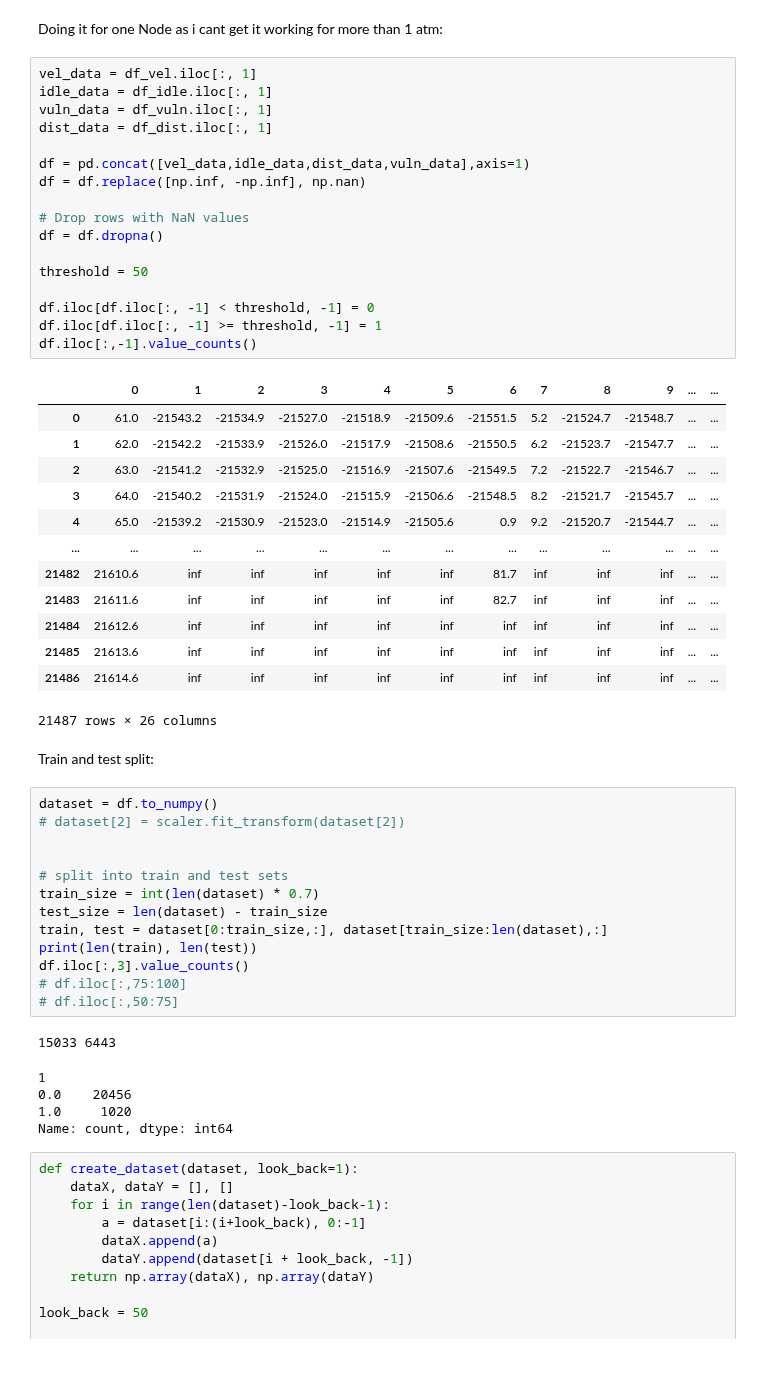
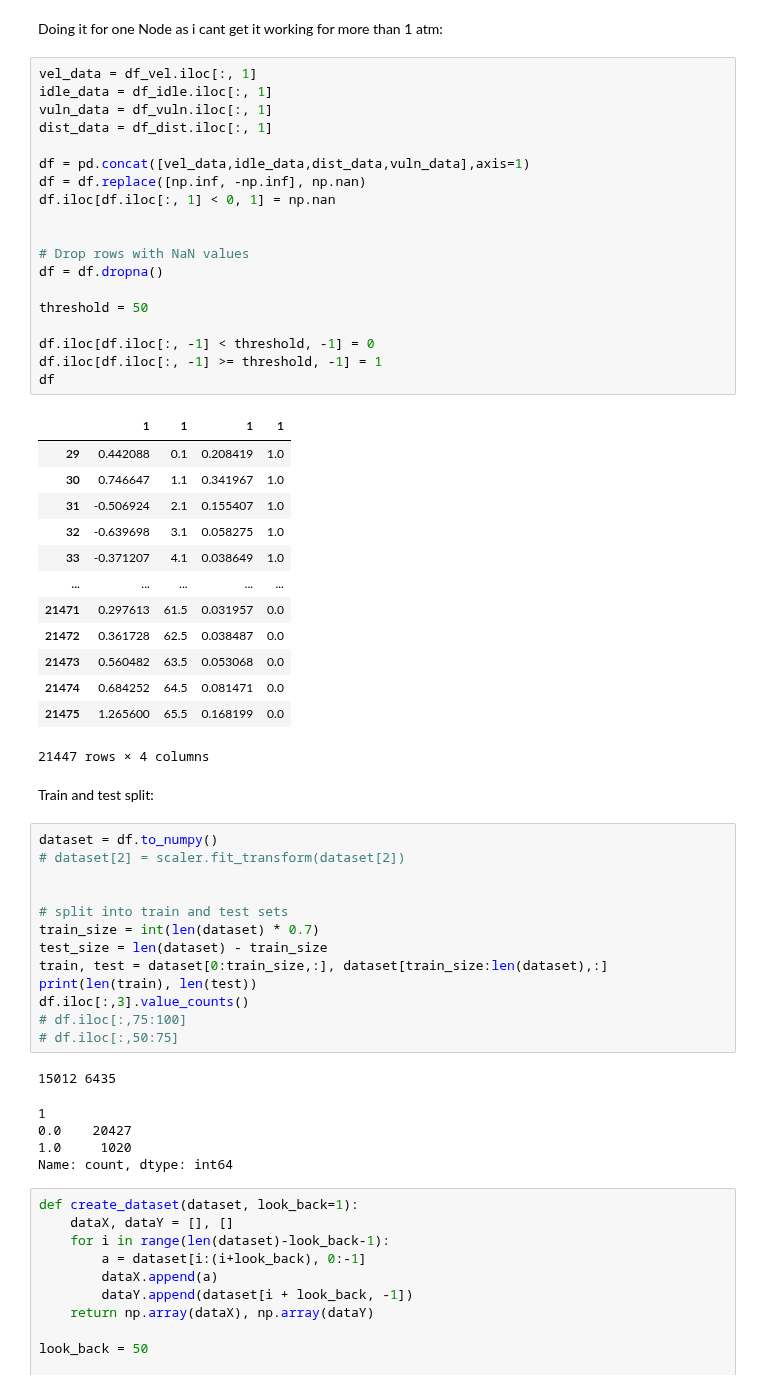
Before and after one commit to jward0/Intelligent-Intruder, a Jupyter notebook: main.ipynb, the cells around one changed output. Cells and saved outputs as stored; diff of their text form.

```diff
--- a/main.ipynb
+++ b/main.ipynb
@@ -54,34 +54,36 @@ Doing it for one Node as i cant get it working for more than 1 atm:
 # %%
 vel_data = df_vel.iloc[:, 1]
 idle_data = df_idle.iloc[:, 1]
 vuln_data = df_vuln.iloc[:, 1]
 dist_data = df_dist.iloc[:, 1]
 
 df = pd.concat([vel_data,idle_data,dist_data,vuln_data],axis=1)
 df = df.replace([np.inf, -np.inf], np.nan)
+df.iloc[df.iloc[:, 1] < 0, 1] = np.nan
+
 
 # Drop rows with NaN values
 df = df.dropna()
 
 threshold = 50
 
 df.iloc[df.iloc[:, -1] < threshold, -1] = 0
 df.iloc[df.iloc[:, -1] >= threshold, -1] = 1
-df.iloc[:,-1].value_counts()
+df
 # %% [output]
-|  | 0 | 1 | 2 | 3 | 4 | 5 | 6 | 7 | 8 | 9 | ... | ... |
-| 0 | 61.0 | -21543.2 | -21534.9 | -21527.0 | -21518.9 | -21509.6 | -21551.5 | 5.2 | -21524.7 | -21548.7 | ... | ... |
-| 1 | 62.0 | -21542.2 | -21533.9 | -21526.0 | -21517.9 | -21508.6 | -21550.5 | 6.2 | -21523.7 | -21547.7 | ... | ... |
-| 2 | 63.0 | -21541.2 | -21532.9 | -21525.0 | -21516.9 | -21507.6 | -21549.5 | 7.2 | -21522.7 | -21546.7 | ... | ... |
-| 3 | 64.0 | -21540.2 | -21531.9 | -21524.0 | -21515.9 | -21506.6 | -21548.5 | 8.2 | -21521.7 | -21545.7 | ... | ... |
-| 4 | 65.0 | -21539.2 | -21530.9 | -21523.0 | -21514.9 | -21505.6 | 0.9 | 9.2 | -21520.7 | -21544.7 | ... | ... |
-| ... | ... | ... | ... | ... | ... | ... | ... | ... | ... | ... | ... | ... |
-| 21482 | 21610.6 | inf | inf | inf | inf | inf | 81.7 | inf | inf | inf | ... | ... |
-| 21483 | 21611.6 | inf | inf | inf | inf | inf | 82.7 | inf | inf | inf | ... | ... |
-| 21484 | 21612.6 | inf | inf | inf | inf | inf | inf | inf | inf | inf | ... | ... |
-| 21485 | 21613.6 | inf | inf | inf | inf | inf | inf | inf | inf | inf | ... | ... |
-| 21486 | 21614.6 | inf | inf | inf | inf | inf | inf | inf | inf | inf | ... | ... |
+|  | 1 | 1 | 1 | 1 |
+| 29 | 0.442088 | 0.1 | 0.208419 | 1.0 |
+| 30 | 0.746647 | 1.1 | 0.341967 | 1.0 |
+| 31 | -0.506924 | 2.1 | 0.155407 | 1.0 |
+| 32 | -0.639698 | 3.1 | 0.058275 | 1.0 |
+| 33 | -0.371207 | 4.1 | 0.038649 | 1.0 |
+| ... | ... | ... | ... | ... |
+| 21471 | 0.297613 | 61.5 | 0.031957 | 0.0 |
+| 21472 | 0.361728 | 62.5 | 0.038487 | 0.0 |
+| 21473 | 0.560482 | 63.5 | 0.053068 | 0.0 |
+| 21474 | 0.684252 | 64.5 | 0.081471 | 0.0 |
+| 21475 | 1.265600 | 65.5 | 0.168199 | 0.0 |
-21487 rows × 26 columns
+21447 rows × 4 columns
 # %% [markdown]
 Train and test split:
 # %%
@@ -98,9 +100,9 @@ df.iloc[:,3].value_counts()
 # df.iloc[:,75:100]
 # df.iloc[:,50:75]
 # %% [output]
-15033 6443
+15012 6435
 1
-0.0    20456
+0.0    20427
 1.0     1020
 Name: count, dtype: int64
 # %%
```
Also changed, not shown: parts of 7 cells of this notebook.
